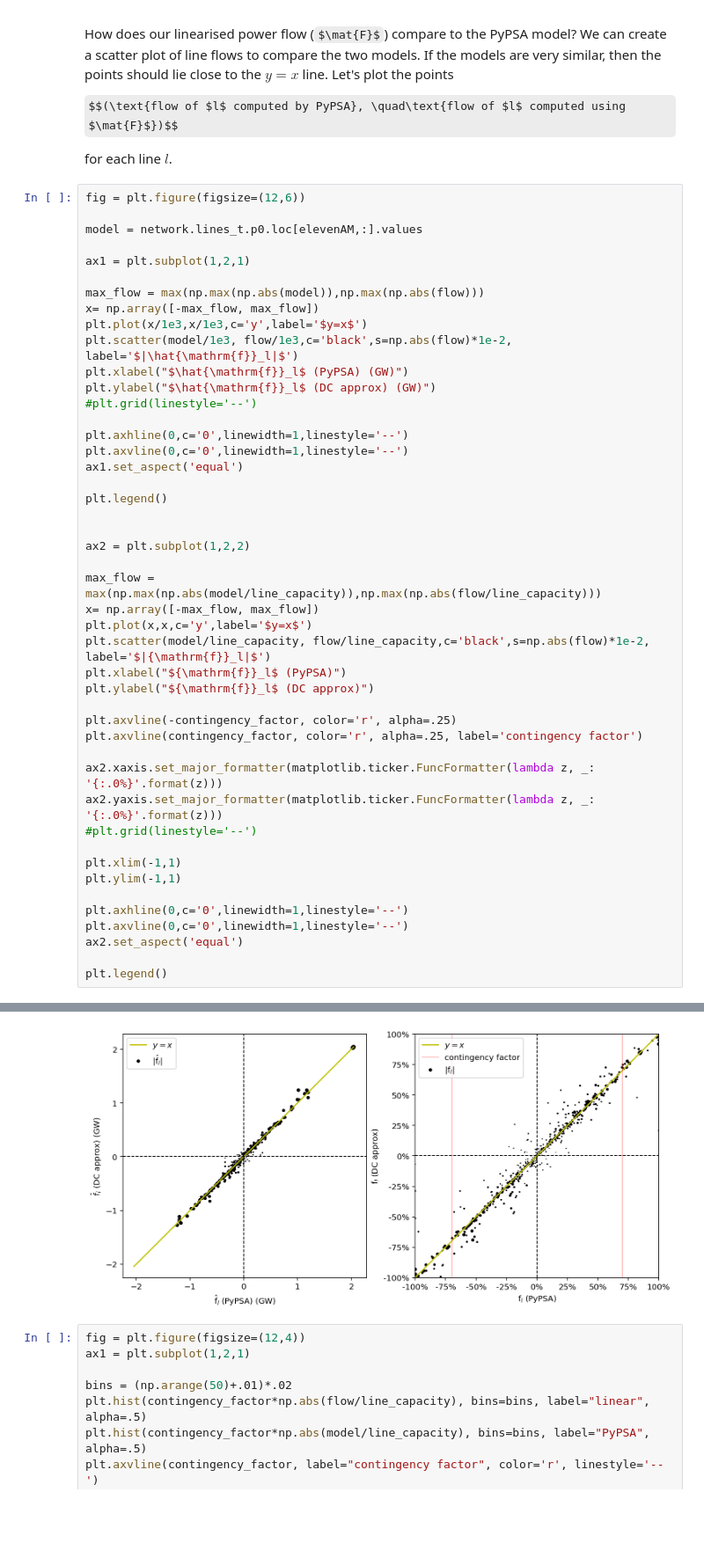
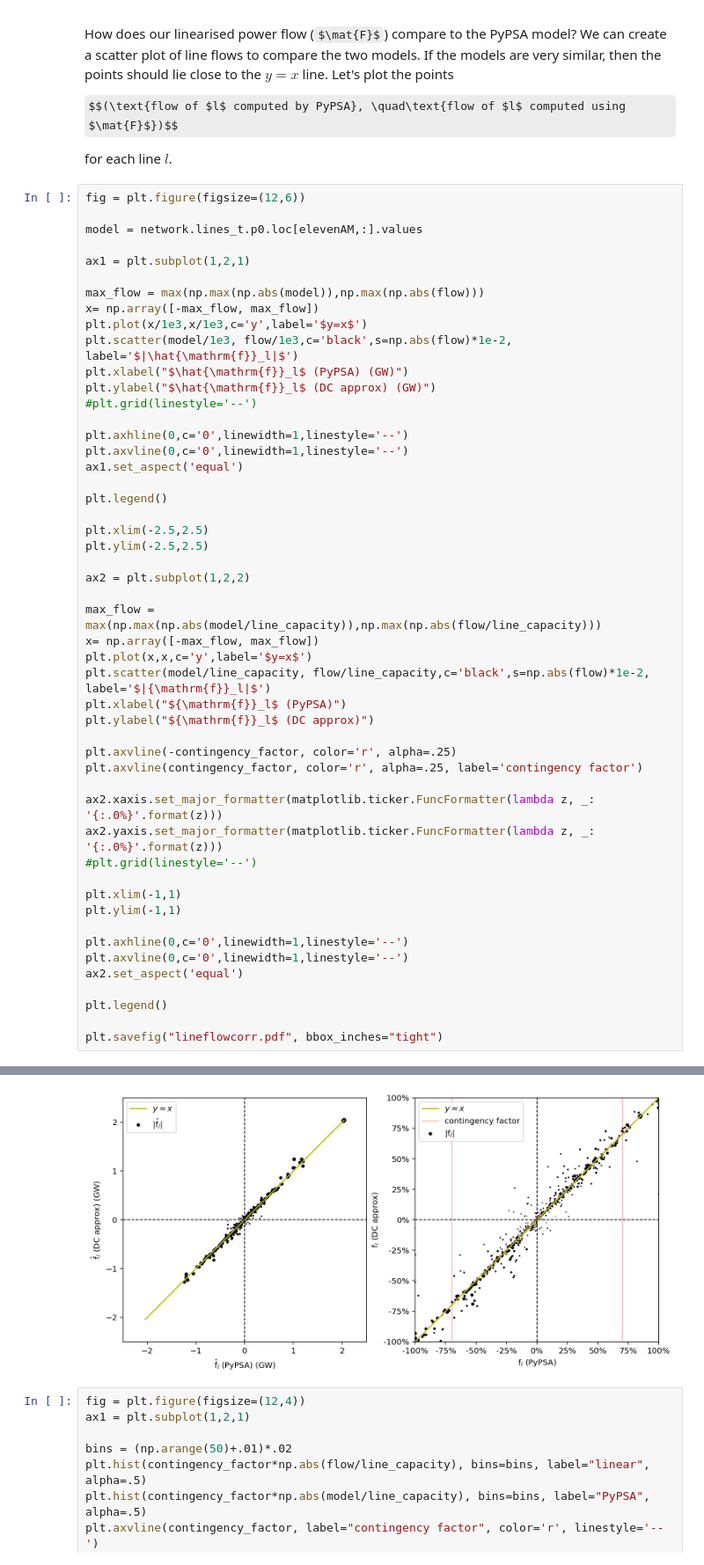
Before and after one commit to fonsp/grid-analysis, a Jupyter notebook: notebooks/explorative/Graph matrices.ipynb, the cells around one changed output, grey strips where cells are left out. Shown at 88% size. Cells and saved outputs as stored; diff of their text form; some formulas as TeX source; blank space fills up the shorter version.

```diff
--- a/notebooks/explorative/Graph matrices.ipynb
+++ b/notebooks/explorative/Graph matrices.ipynb
@@ -442,6 +442,8 @@ ax1.set_aspect('equal')
 
 plt.legend()
 
+plt.xlim(-2.5,2.5)
+plt.ylim(-2.5,2.5)
 
 ax2 = plt.subplot(1,2,2)
 
@@ -467,4 +469,6 @@ plt.axvline(0,c='0',linewidth=1,linestyle='--')
 ax2.set_aspect('equal')
 
 plt.legend()
+
+plt.savefig("lineflowcorr.pdf", bbox_inches="tight")
 # %% [output]
@@ -472,4 +475,4 @@ plt.legend()
-[figure, old version]
+[figure, new version]
 # %%
 fig = plt.figure(figsize=(12,4))
 ax1 = plt.subplot(1,2,1)
```
Also changed, not shown: parts of 1 cell of this notebook, 28 other files.
